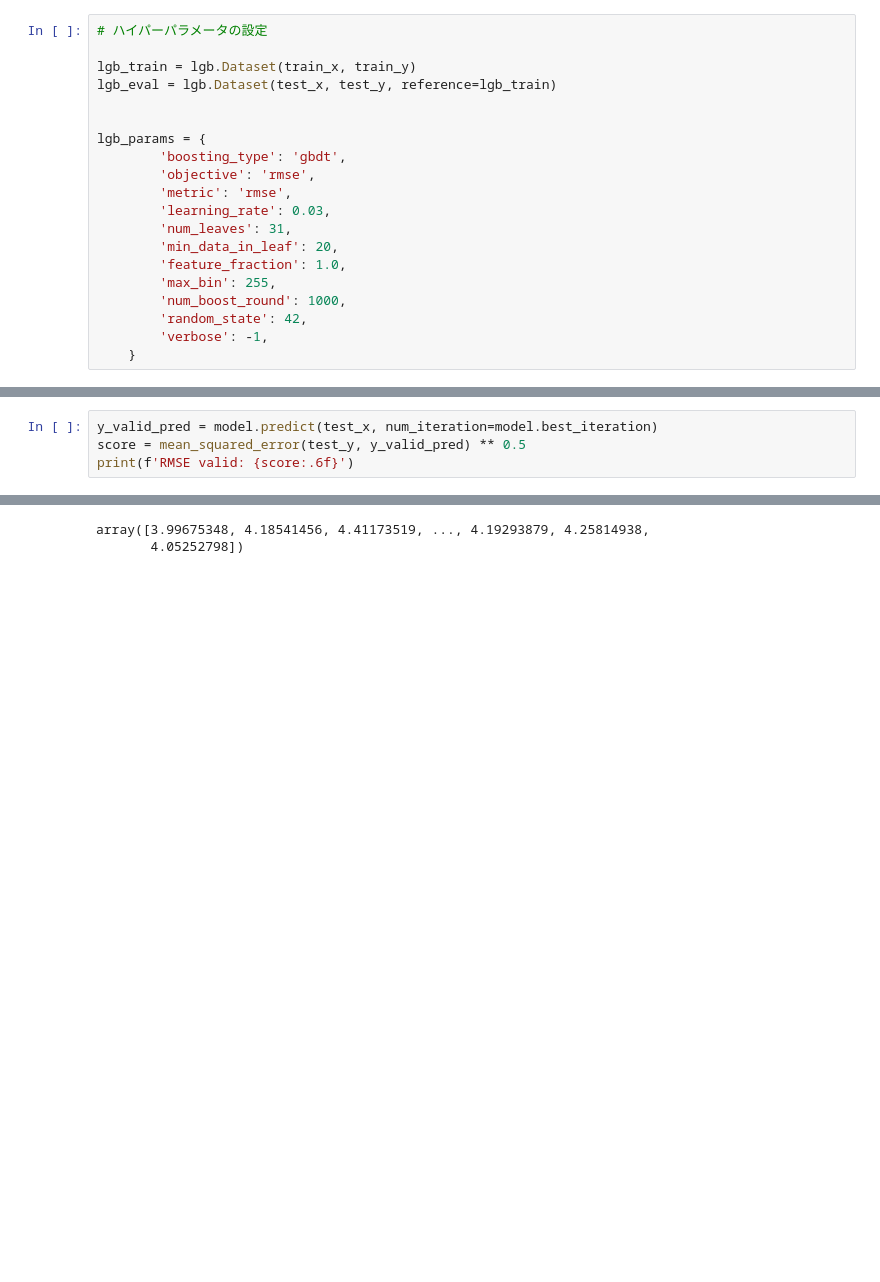
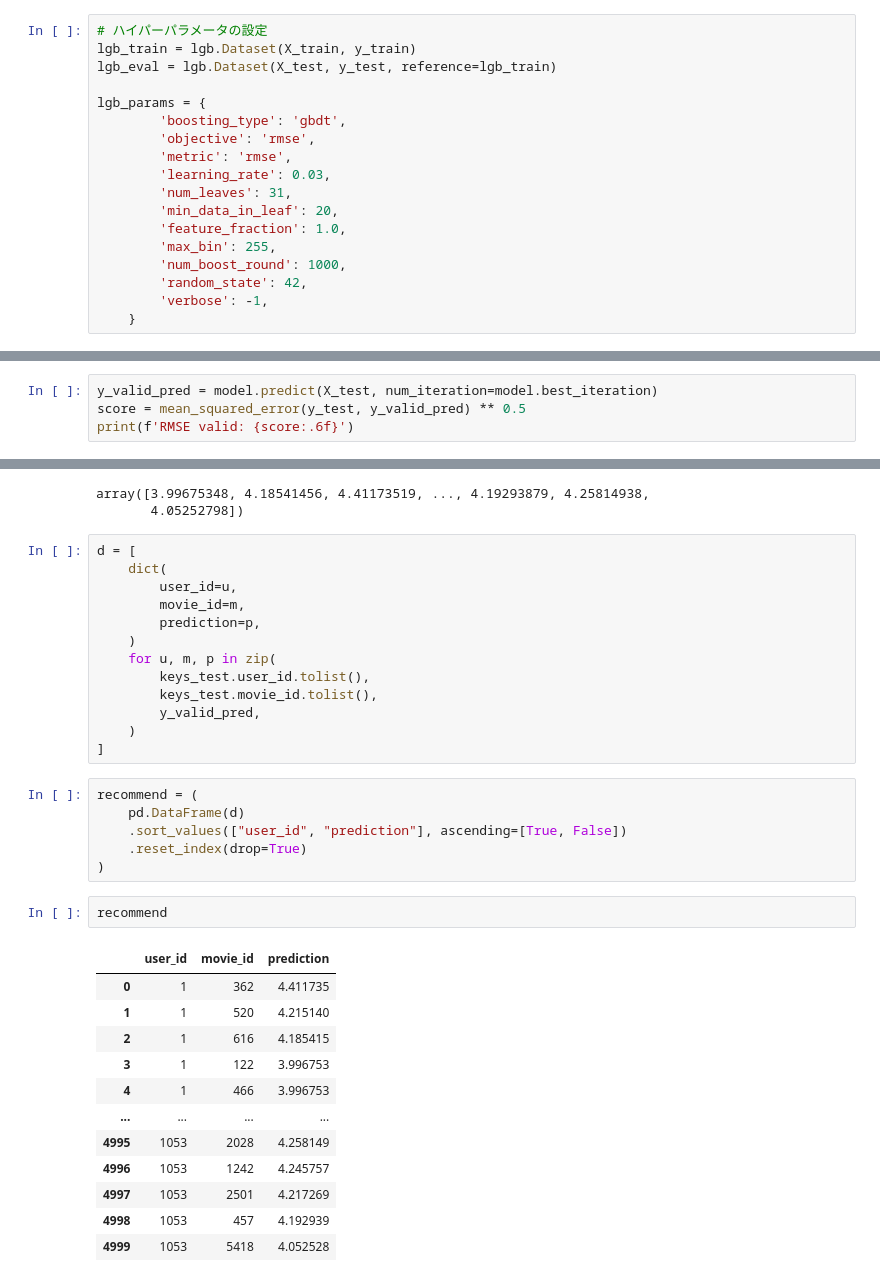
Before and after one commit to ayukat1016/recommend-movielens, a Jupyter notebook: notebook/lightgbm.ipynb, the cells around one changed output, grey strips where cells are left out. Saved outputs shown, nothing was run; the diff lists cells and outputs as text; blank space fills up the shorter version.

```diff
--- a/notebook/lightgbm.ipynb
+++ b/notebook/lightgbm.ipynb
@@ -379,10 +362,8 @@ test_y
 Name: rating, Length: 5000, dtype: float64
 # %%
 # ハイパーパラメータの設定
-
-lgb_train = lgb.Dataset(train_x, train_y)
-lgb_eval = lgb.Dataset(test_x, test_y, reference=lgb_train)
-
+lgb_train = lgb.Dataset(X_train, y_train)
+lgb_eval = lgb.Dataset(X_test, y_test, reference=lgb_train)
 
 lgb_params = {
         'boosting_type': 'gbdt',
@@ -418,8 +399,8 @@ Training until validation scores don't improve for 10 rounds
 Early stopping, best iteration is:
 [59]    train's rmse: 0.839564  valid's rmse: 0.944331
 # %%
-y_valid_pred = model.predict(test_x, num_iteration=model.best_iteration)
-score = mean_squared_error(test_y, y_valid_pred) ** 0.5
+y_valid_pred = model.predict(X_test, num_iteration=model.best_iteration)
+score = mean_squared_error(y_test, y_valid_pred) ** 0.5
 print(f'RMSE valid: {score:.6f}')
 # %% [output]
 RMSE valid: 0.944331
@@ -428,3 +409,37 @@ y_valid_pred
 # %% [output]
 array([3.99675348, 4.18541456, 4.41173519, ..., 4.19293879, 4.25814938,
        4.05252798])
+# %%
+d = [
+    dict(
+        user_id=u,
+        movie_id=m,
+        prediction=p,
+    )
+    for u, m, p in zip(
+        keys_test.user_id.tolist(),
+        keys_test.movie_id.tolist(),
+        y_valid_pred,
+    )
+]
+# %%
+recommend = (
+    pd.DataFrame(d)
+    .sort_values(["user_id", "prediction"], ascending=[True, False])
+    .reset_index(drop=True)
+)
+# %%
+recommend
+# %% [output]
+|  | user_id | movie_id | prediction |
+| 0 | 1 | 362 | 4.411735 |
+| 1 | 1 | 520 | 4.215140 |
+| 2 | 1 | 616 | 4.185415 |
+| 3 | 1 | 122 | 3.996753 |
+| 4 | 1 | 466 | 3.996753 |
+| ... | ... | ... | ... |
+| 4995 | 1053 | 2028 | 4.258149 |
+| 4996 | 1053 | 1242 | 4.245757 |
+| 4997 | 1053 | 2501 | 4.217269 |
+| 4998 | 1053 | 457 | 4.192939 |
+| 4999 | 1053 | 5418 | 4.052528 |
```
Also changed, not shown: parts of 21 cells of this notebook, 1 other file.
